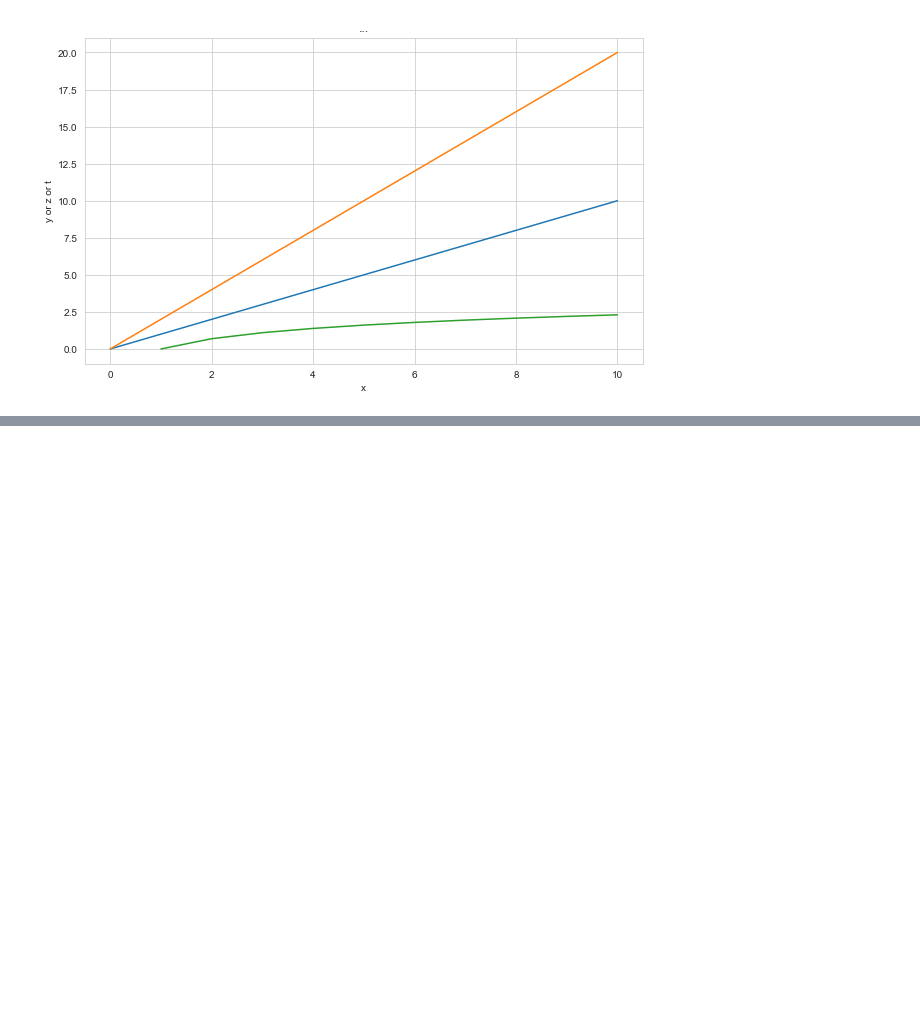
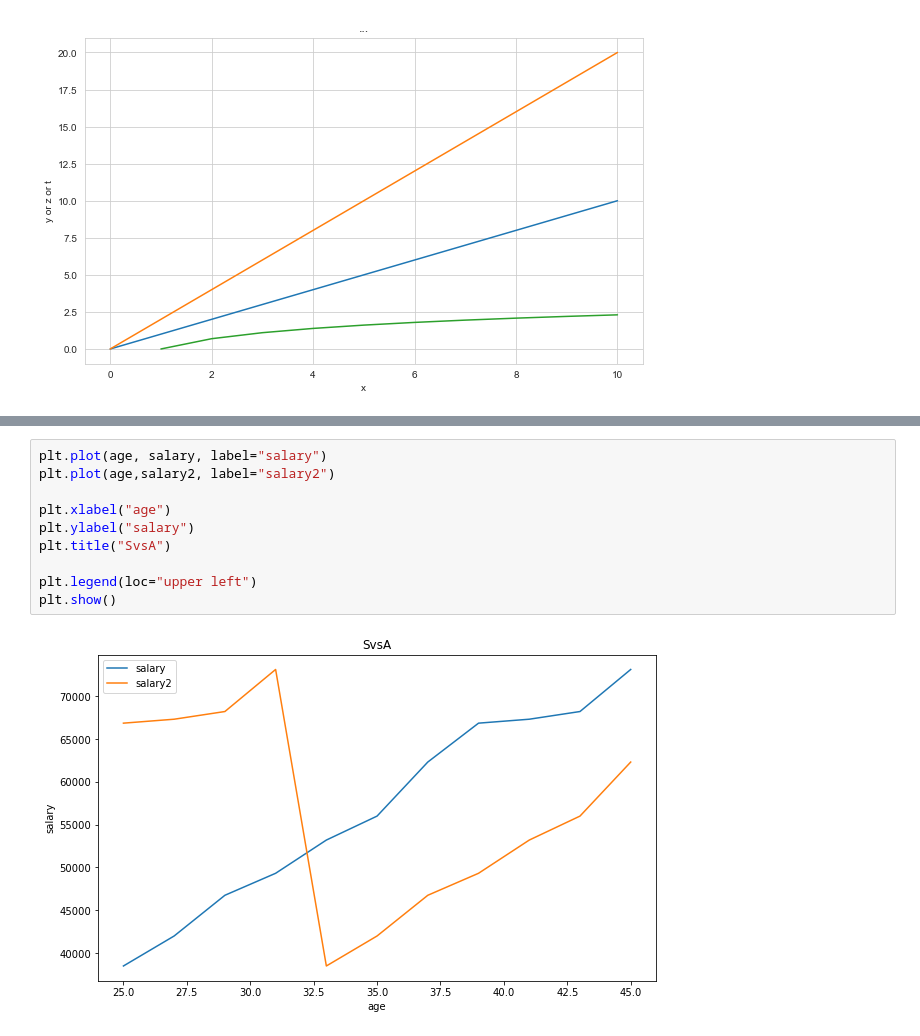
Before and after one commit to Yusuf5001/DVwPy, a Jupyter notebook: Matplotlib-1.ipynb, the cells around one changed output, grey strips where cells are left out. Saved outputs shown, nothing was run; the diff lists cells and outputs as text; blank space fills up the shorter version.

```diff
--- a/Matplotlib-1.ipynb
+++ b/Matplotlib-1.ipynb
@@ -260,0 +299,12 @@ plt.show()
+# %%
+plt.plot(age, salary, label="salary")
+plt.plot(age,salary2, label="salary2")
+
+plt.xlabel("age")
+plt.ylabel("salary")
+plt.title("SvsA")
+
+plt.legend(loc="upper left")
+plt.show()
+# %% [output]
+[figure, added]
```
Also changed, not shown: parts of 29 cells of this notebook, 2 other files.
